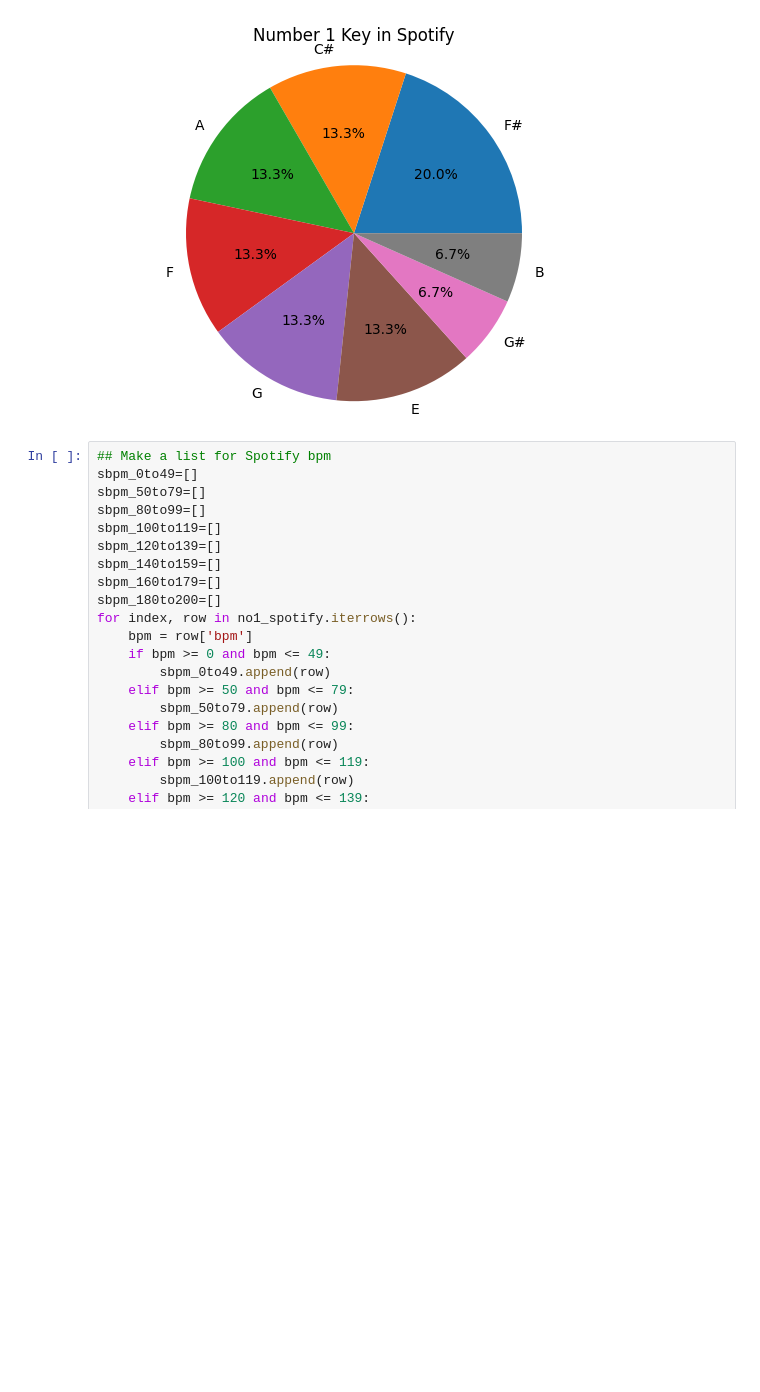
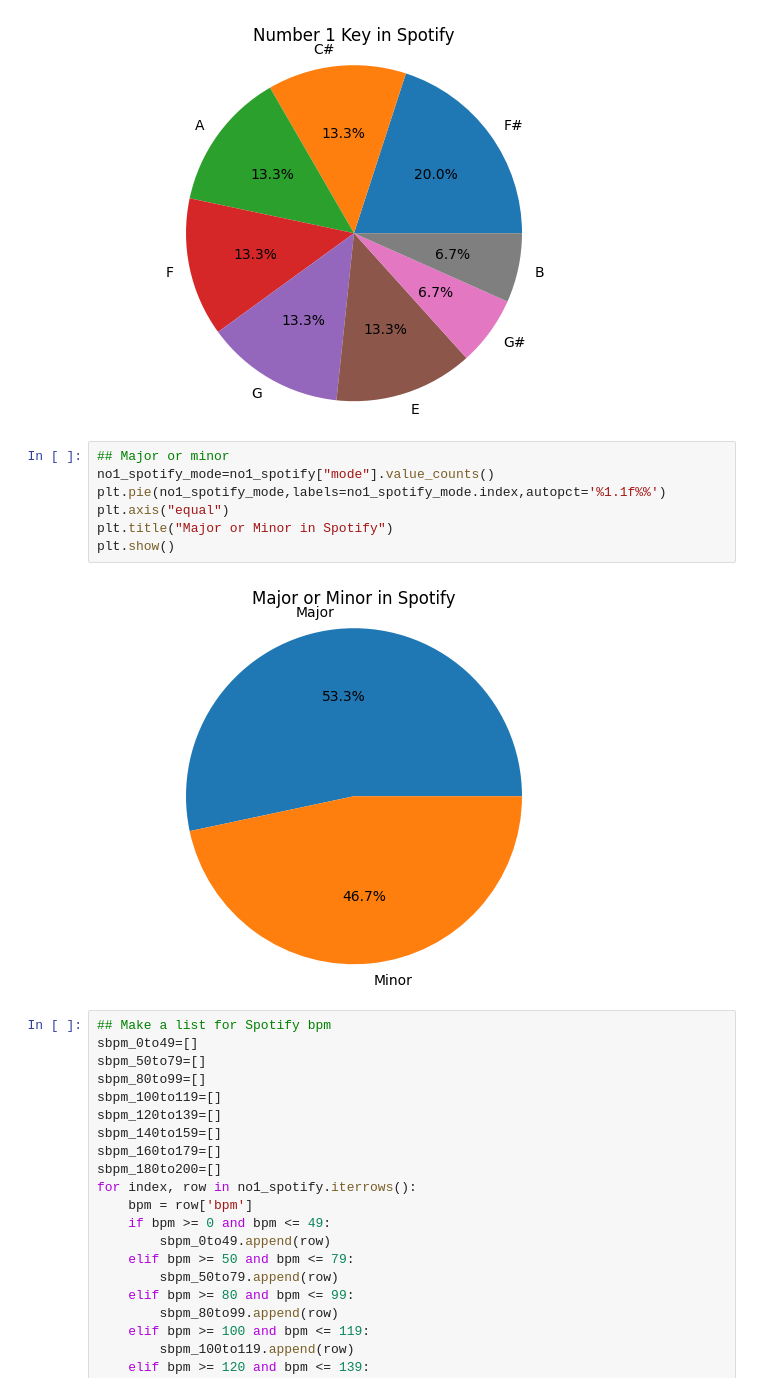
Before and after one commit to alaa-aleryani/Project_1, a Jupyter notebook: music.ipynb, the cells around one changed output. Saved outputs shown, nothing was run; the diff lists cells and outputs as text; blank space fills up the shorter version.

Commit message:
Added the minor/major pie chart

```diff
--- a/music.ipynb
+++ b/music.ipynb
@@ -299,6 +303,15 @@ plt.title("Number 1 Key in Spotify")
 plt.show()
 # %% [output]
 [figure]
+# %%
+## Major or minor
+no1_spotify_mode=no1_spotify["mode"].value_counts()
+plt.pie(no1_spotify_mode,labels=no1_spotify_mode.index,autopct='%1.1f%%')
+plt.axis("equal")
+plt.title("Major or Minor in Spotify")
+plt.show()
+# %% [output]
+[figure, added]
 # %%
 ## Make a list for Spotify bpm
 sbpm_0to49=[]
```
Also changed, not shown: parts of 5 cells of this notebook.
